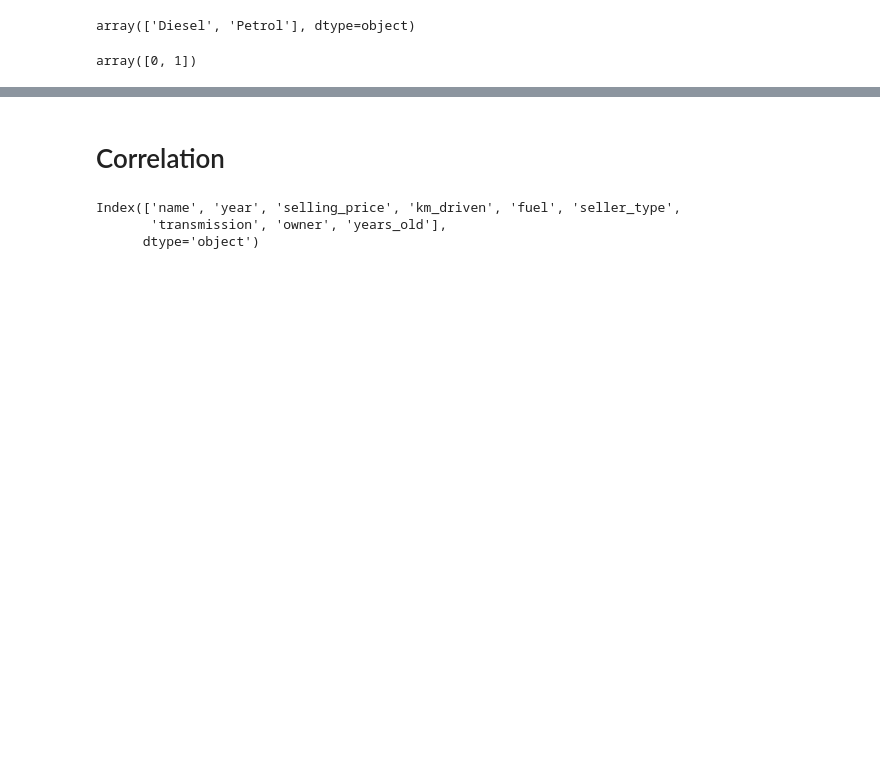
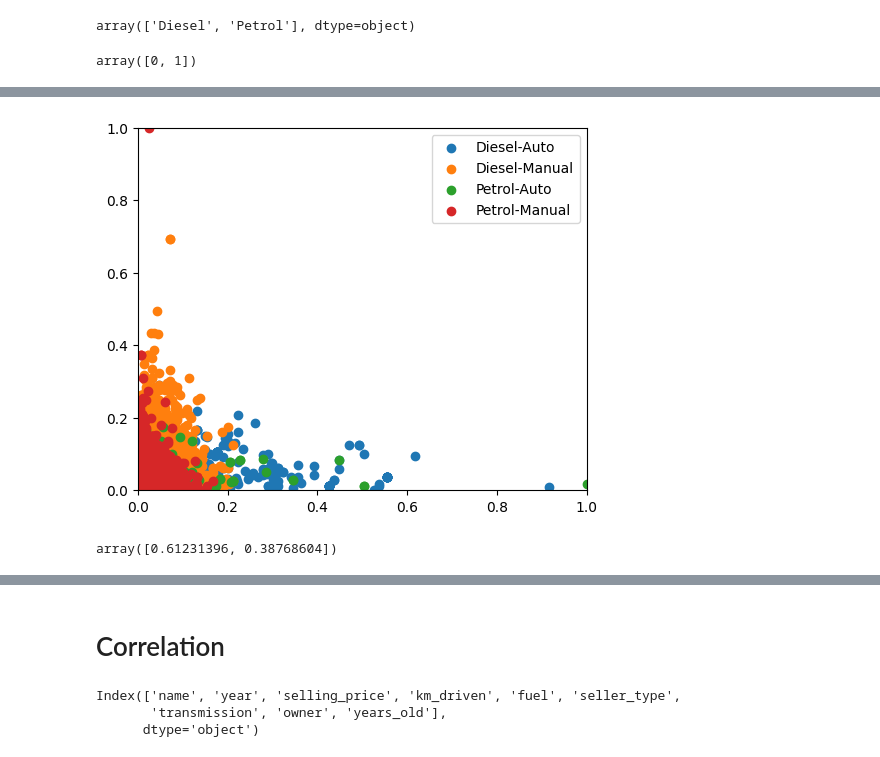
Before and after one commit to sameervk/OpenDataScienceSandbox, a Jupyter notebook: QuantileRegression/QuantileRegression_nb1.ipynb, the cells around one changed output, grey strips where cells are left out. Cells and saved outputs as stored; diff of their text form; code cells hidden in the pictures; blank space fills up the shorter version.

```diff
--- a/QuantileRegression/QuantileRegression_nb1.ipynb
+++ b/QuantileRegression/QuantileRegression_nb1.ipynb
@@ -334,0 +514,17 @@ array([0, 1])
+# %%
+fig = plt.figure(figsize=(5,4), constrained_layout=True)
+ax = fig.add_subplot()
+
+ax.scatter(X_price_km[id_diesel_auto, 0], X_price_km[id_diesel_auto, 1], label="Diesel-Auto")
+ax.scatter(X_price_km[id_diesel_manual, 0],X_price_km[id_diesel_manual, 1], label="Diesel-Manual")
+ax.scatter(X_price_km[id_petrol_auto, 0], X_price_km[id_petrol_auto, 1], label="Petrol-Auto")
+ax.scatter(X_price_km[id_petrol_manual, 0], X_price_km[id_petrol_manual, 1], label="Petrol-Manual")
+
+ax.legend(loc='best')
+
+ax.set_xlim([0,1])
+ax.set_ylim([0,1])
+
+plt.show()
+# %% [output]
+[figure, added]
@@ -334,0 +533,4 @@ array([0, 1])
+# %%
+transformer.explained_variance_ratio_
+# %% [output]
+array([0.61231396, 0.38768604])
```
Also changed, not shown: parts of 29 cells of this notebook.
